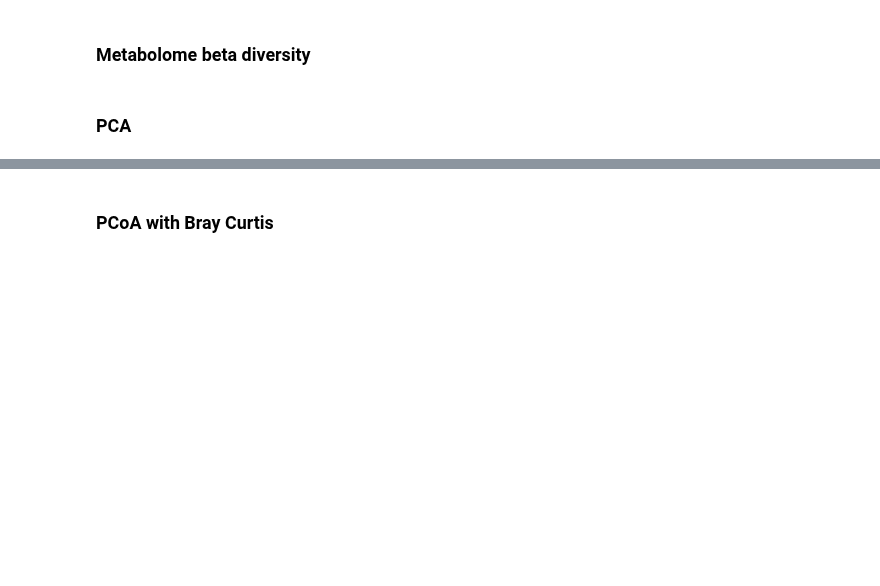
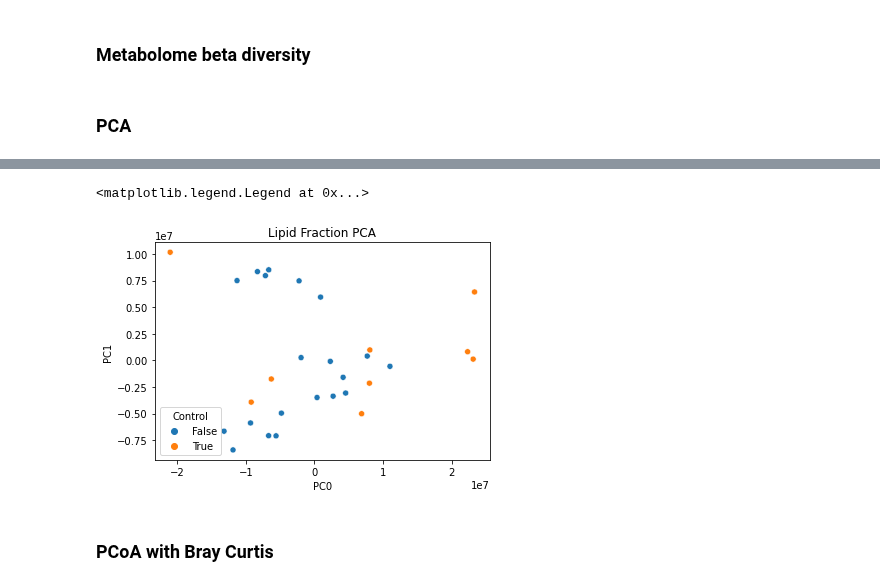
Before and after one commit to sterrettJD/GT-micro-metabo, a Jupyter notebook: analysis/GT_in_plasma.ipynb, the cells around one changed output, grey strips where cells are left out. Saved outputs shown, nothing was run; the diff lists cells and outputs as text; code cells hidden in the pictures; blank space fills up the shorter version.

Commit message:
Lipids PCA and PCoA

```diff
--- a/analysis/GT_in_plasma.ipynb
+++ b/analysis/GT_in_plasma.ipynb
@@ -81,11 +81,11 @@ normalized_lipid_indexes = [x for x in list(lipid.index) if ("(raw)" not in x)]
 raw_lipid = lipid.loc[raw_lipid_indexes]
 log_lipid = lipid.loc[normalized_lipid_indexes]
 # %%
-raw_lipid.index = [x.split("SBAQ_")[-1][:-5] if ("SBAQ_" in x)
+raw_lipid.index = [int(x.split("Lipid_")[-1][:-5]) if ("Lipid_" in x)
                      else x
                      for x in list(raw_lipid.index)]
 
-log_lipid.index = [x.split("SBAQ_")[-1][:-18] if ("SBAQ_" in x)
+log_lipid.index = [int(x.split("Lipid_")[-1][:-18]) if ("Lipid" in x)
                      else x
                      for x in list(log_lipid.index)]
 # %%
@@ -126,3 +126,15 @@ plt.legend(title="Control")
+# %%
+lipid_pca = PCA(n_components=3)
+lipid_pca_res = lipid_pca.fit_transform(raw_lipid.drop(metabo_info_cols,
+                                                             axis=0).reindex(metabo_metadata.index))
+
+ax = sns.scatterplot(x=lipid_pca_res[:,0], y=lipid_pca_res[:,1],
+                     hue=metabo_metadata["PID"]=="Control")
+ax.set(xlabel="PC0", ylabel="PC1", title="Lipid Fraction PCA")
+plt.legend(title="Control")
+# %% [output]
+<matplotlib.legend.Legend at 0x...>
+[figure, added]
 # %% [markdown]
 ### PCoA with Bray Curtis
 # %%
```
Also changed, not shown: parts of 4 cells of this notebook.
